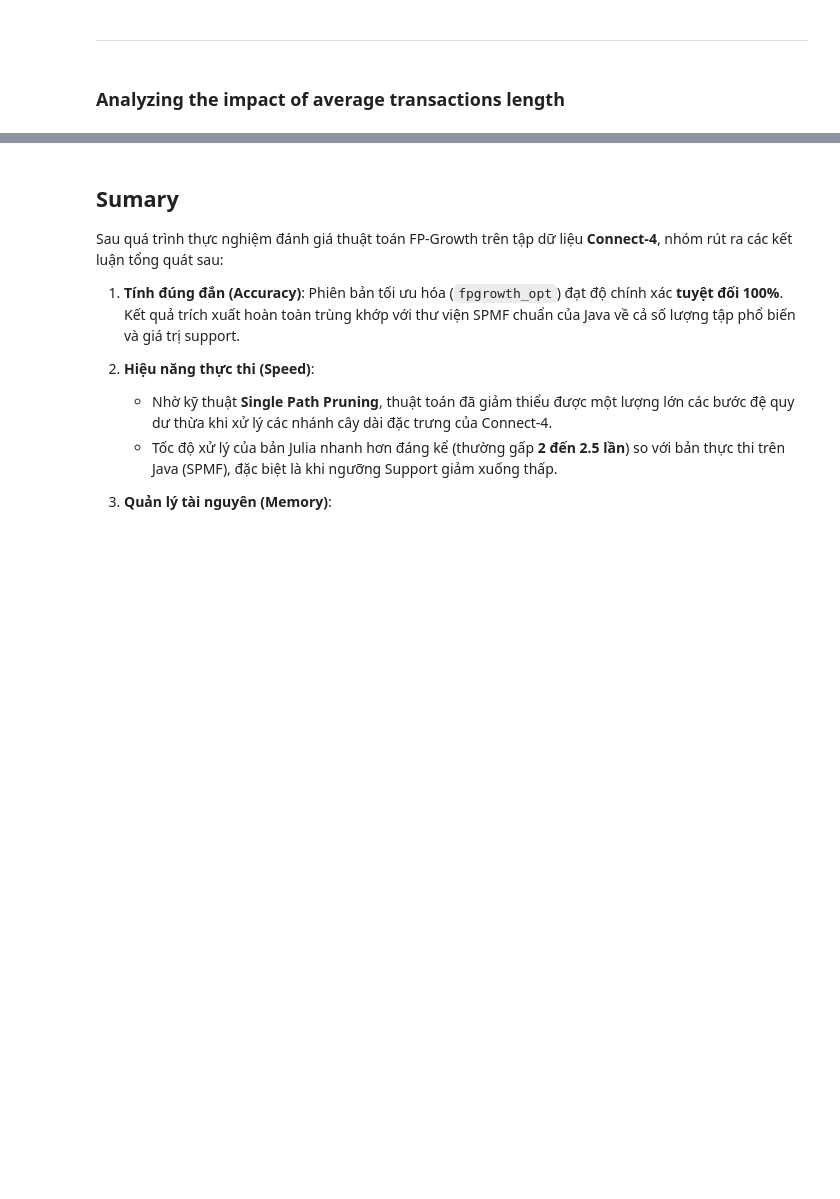
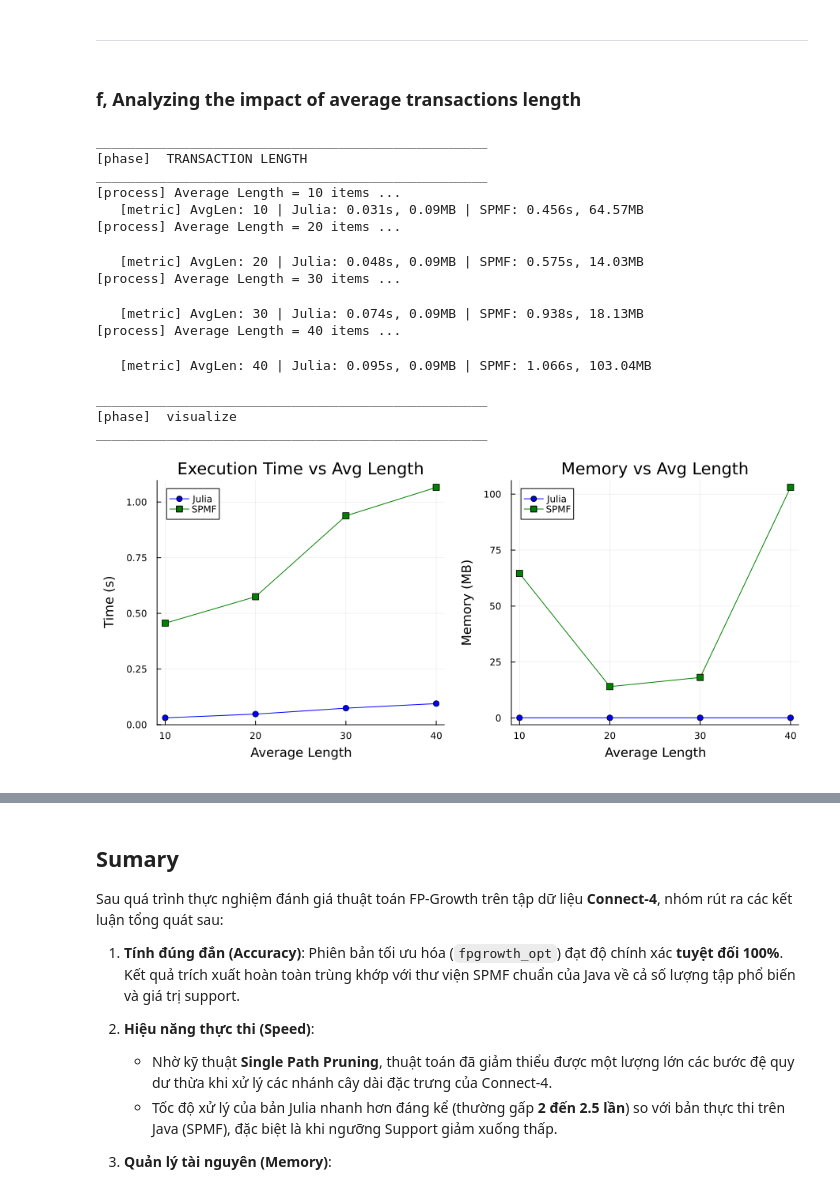
Before and after one commit to HungHiHung10/Lab02-Data-Mining, a Jupyter notebook: notebooks/02_bechmarking.ipynb, the cells around one changed output, grey strips where cells are left out. Saved outputs shown, nothing was run; the diff lists cells and outputs as text; code cells hidden in the pictures; blank space fills up the shorter version.

Commit message:
sửa chú thích line bị đè, thêm ptich câu abc (accidents, retail), f

```diff
--- a/notebooks/02_bechmarking.ipynb
+++ b/notebooks/02_bechmarking.ipynb
@@ -840,21 +1096,34 @@ display(scalability_result)
 # %% [markdown]
 ---
 # %% [markdown]
-### Analyzing the impact of average transactions length
+### f, Analyzing the impact of average transactions length
 # %%
-# 1. Nạp lại code (BẮT BUỘC)
-include("../src/eval.jl")
-
-# 2. Chạy cấu hình có thêm đo lường Memory
 config_f_T20_full = Dict{String, Any}(
     "java_path"        => "C:/Program Files/Microsoft/jdk-21.0.10.7-hotspot/bin/java.exe",
     "spmf_path"        => "../spmf.jar",
     "baseline_result"  => "../results/t20_f_spmf_out.txt",
     "num_transactions" => 100000,         # 100k giao dịch
     "universe_size"    => 1000,
     "avg_lengths"      => [10, 20, 30, 40],
     "Minimum Support"  => 0.1             # Ngưỡng 10%
 )
 
-f_results =     (config_f_T20_full, logger; algo=FPGrowth.fpgrowth_opt)
+f_results = eval_tx_length(config_f_T20_full, logger; algo=FPGrowth.fpgrowth_opt)
 vis_tx_length(f_results, logger)
+# %% [output]
+__________________________________________________
+[phase]  TRANSACTION LENGTH
+__________________________________________________
+[process] Average Length = 10 items ...
+   [metric] AvgLen: 10 | Julia: 0.031s, 0.09MB | SPMF: 0.456s, 64.57MB
+[process] Average Length = 20 items ...
+   [metric] AvgLen: 20 | Julia: 0.048s, 0.09MB | SPMF: 0.575s, 14.03MB
+[process] Average Length = 30 items ...
+   [metric] AvgLen: 30 | Julia: 0.074s, 0.09MB | SPMF: 0.938s, 18.13MB
+[process] Average Length = 40 items ...
+   [metric] AvgLen: 40 | Julia: 0.095s, 0.09MB | SPMF: 1.066s, 103.04MB
+
+__________________________________________________
+[phase]  visualize
+__________________________________________________
+[figure, added]
```
Also changed, not shown: parts of 34 cells of this notebook, 1 other file.
